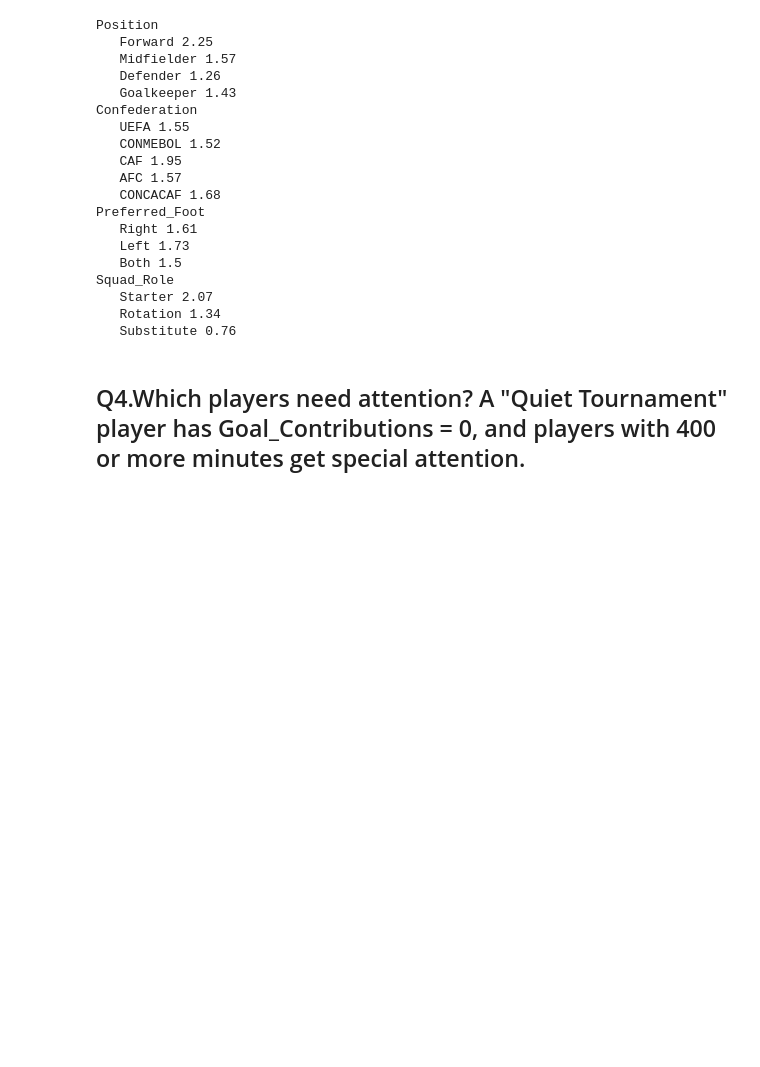
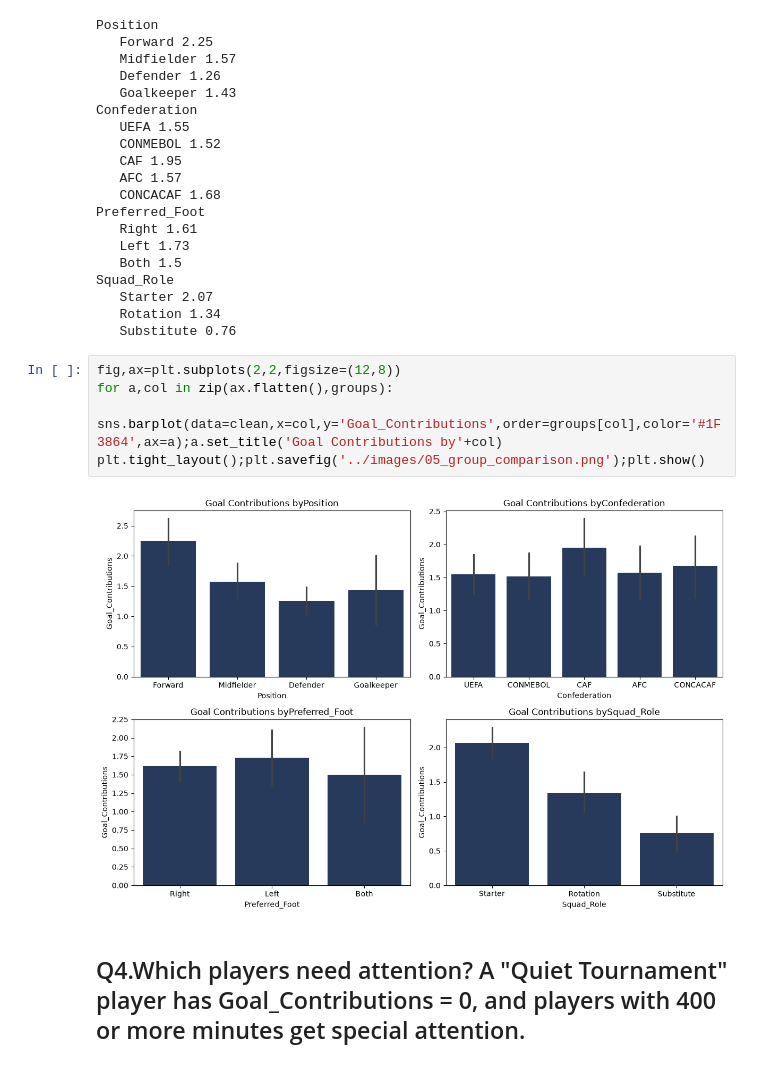
Before and after one commit to Samrat-0202/HCL_Project, a Jupyter notebook: Notebooks/Draft2 day4.ipynb, the cells around one changed output. Saved outputs shown, nothing was run; the diff lists cells and outputs as text; blank space fills up the shorter version.

```diff
--- a/Notebooks/Draft2 day4.ipynb
+++ b/Notebooks/Draft2 day4.ipynb
@@ -222,6 +228,13 @@ Squad_Role
    Starter 2.07
    Rotation 1.34
    Substitute 0.76
+# %%
+fig,ax=plt.subplots(2,2,figsize=(12,8))
+for a,col in zip(ax.flatten(),groups):
+    sns.barplot(data=clean,x=col,y='Goal_Contributions',order=groups[col],color='#1F3864',ax=a);a.set_title('Goal Contributions by'+col)
+plt.tight_layout();plt.savefig('../images/05_group_comparison.png');plt.show()
+# %% [output]
+[figure, added]
 # %% [markdown]
 
 ## Q4.Which players need attention? A "Quiet Tournament" player has Goal_Contributions = 0, and players with 400 or more minutes get special attention.
```
Also changed, not shown: parts of 3 cells of this notebook, 4 other files.
